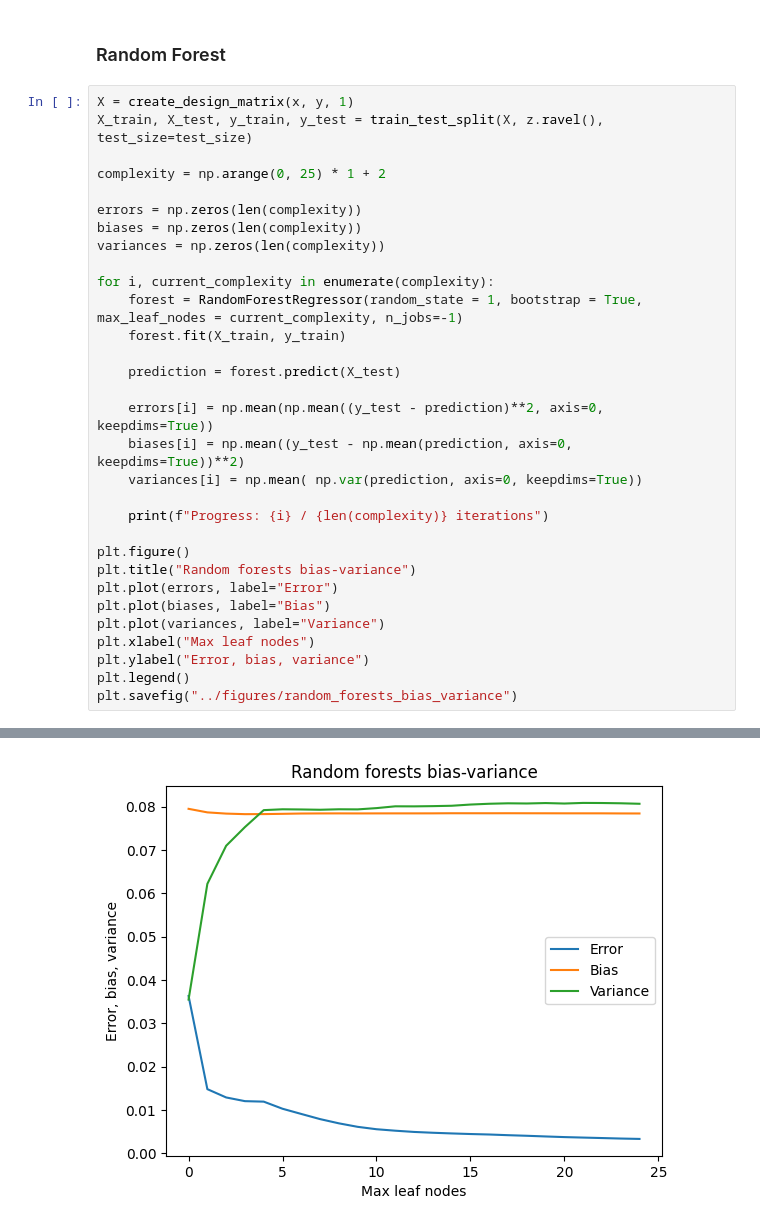
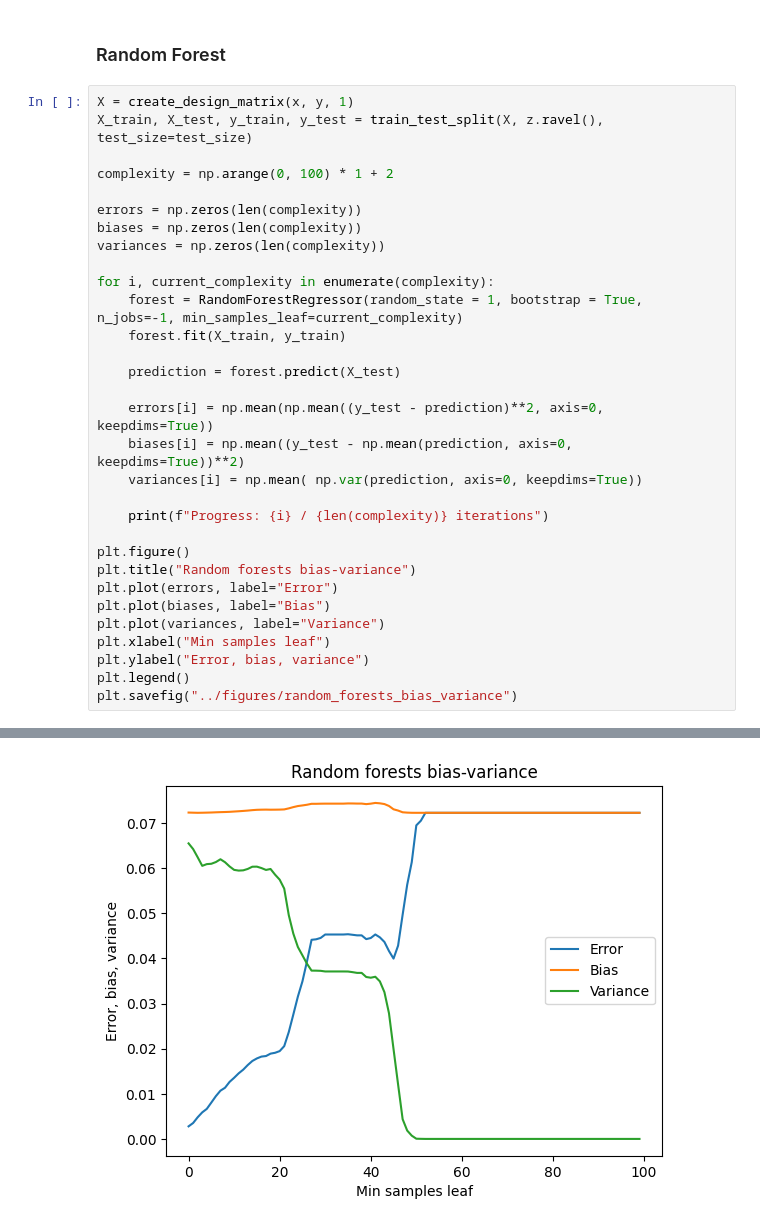
Before and after one commit to mathiasmellemstuen/FYS_STK4155_Prosjekt_3, a Jupyter notebook: src/bias_variance.ipynb, the cells around one changed output, grey strips where cells are left out. Saved outputs shown, nothing was run; the diff lists cells and outputs as text.

Commit message:
Pushing changes to random forest bias-variance tradeoff.

```diff
--- a/src/bias_variance.ipynb
+++ b/src/bias_variance.ipynb
@@ -125,14 +125,14 @@ at polynomial 12 out of 12
 X = create_design_matrix(x, y, 1)
 X_train, X_test, y_train, y_test = train_test_split(X, z.ravel(), test_size=test_size)
 
-complexity = np.arange(0, 25) * 1 + 2
+complexity = np.arange(0, 100) * 1 + 2
 
 errors = np.zeros(len(complexity))
 biases = np.zeros(len(complexity))
 variances = np.zeros(len(complexity))
 
 for i, current_complexity in enumerate(complexity):
-    forest = RandomForestRegressor(random_state = 1, bootstrap = True, max_leaf_nodes = current_complexity, n_jobs=-1)
+    forest = RandomForestRegressor(random_state = 1, bootstrap = True, n_jobs=-1, min_samples_leaf=current_complexity)
     forest.fit(X_train, y_train)
 
     prediction = forest.predict(X_test)
@@ -148,7 +148,7 @@ plt.title("Random forests bias-variance")
 plt.plot(errors, label="Error")
 plt.plot(biases, label="Bias")
 plt.plot(variances, label="Variance")
-plt.xlabel("Max leaf nodes")
+plt.xlabel("Min samples leaf")
 plt.ylabel("Error, bias, variance")
 plt.legend()
 plt.savefig("../figures/random_forests_bias_variance")
@@ -173 +173 @@ Progress: 24 / 25 iterations
-[figure, old version]
+[figure, new version]
```
Also changed, not shown: parts of 1 cell of this notebook, 1 other file.
